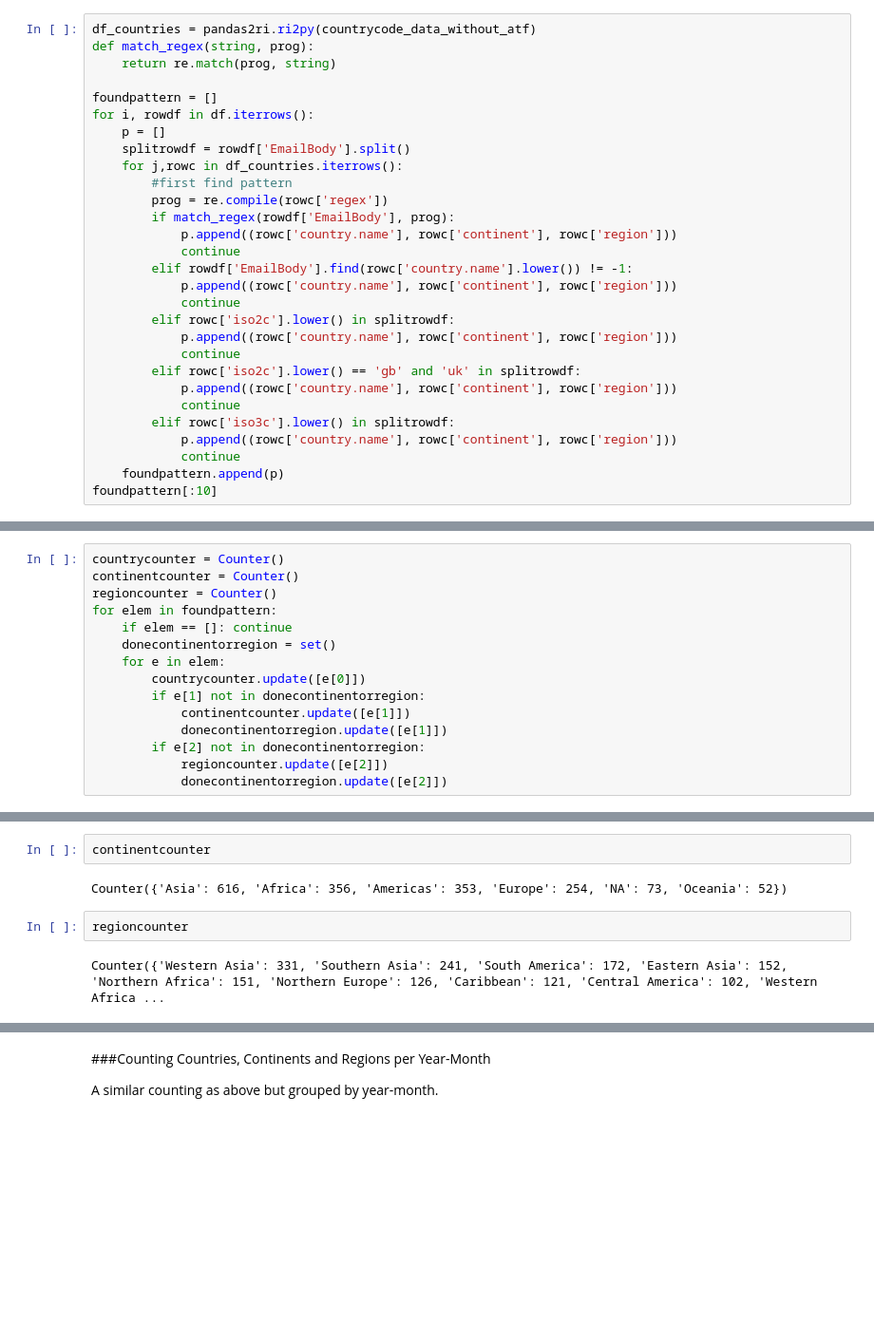
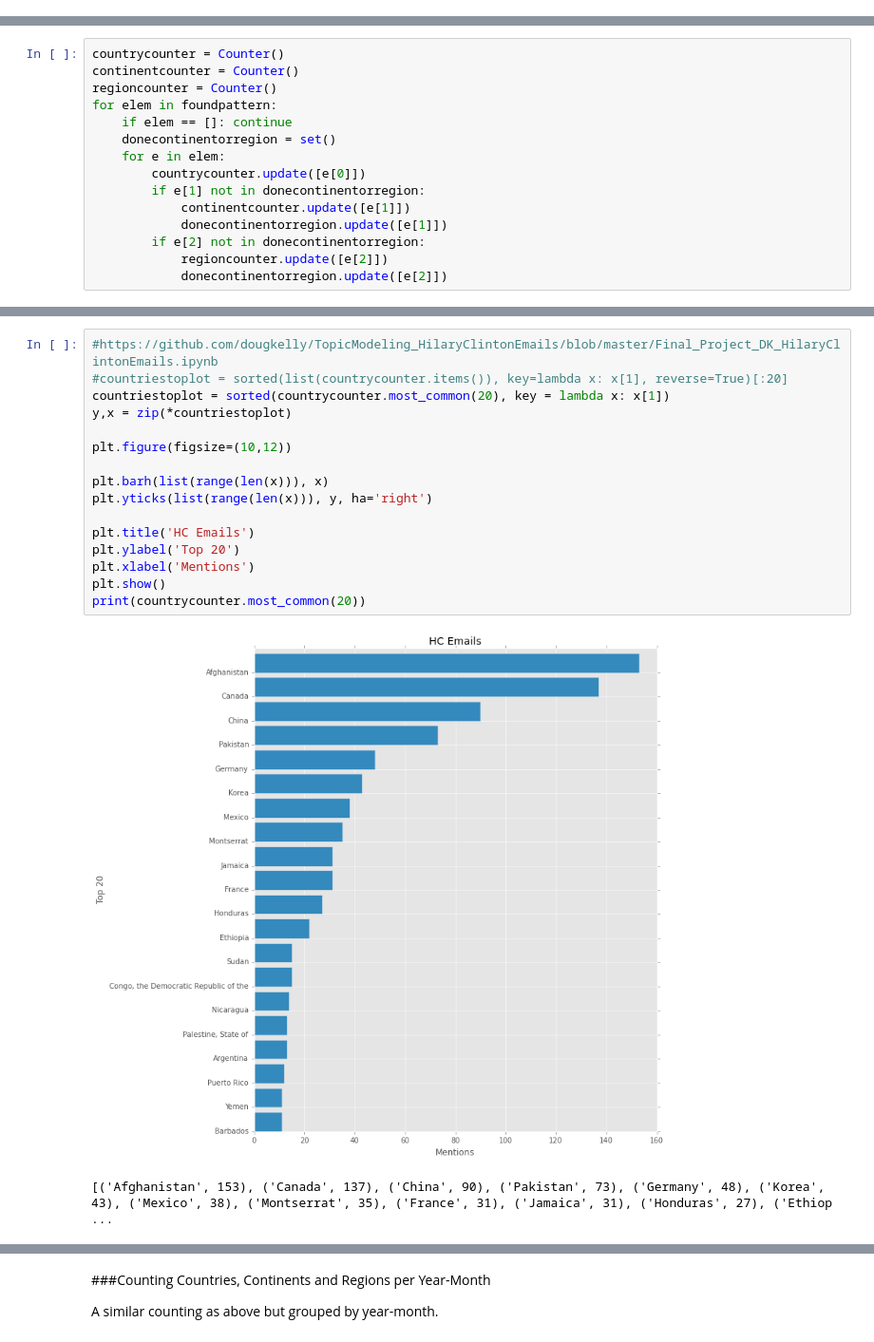
Before and after one commit to evaristoc/kaggle, a Jupyter notebook: hc_emails/hillary talks.ipynb, the cells around one changed output, grey strips where cells are left out. Shown at 95% size. Cells and saved outputs as stored; diff of their text form; blank space fills up the shorter version.

Commit message:
hcm project

```diff
--- a/hc_emails/hillary talks.ipynb
+++ b/hc_emails/hillary talks.ipynb
@@ -84,32 +273,3 @@ df.head()
 ###Generation of a list to extract countries found at eac EmailBody
 The list is organised by position in the original dataset and consist in a tuple of country name, continent and region per location found at each EmailBody.
 In this case, only one record of the country is included if found at least one time in the text.
-# %%
-df_countries = pandas2ri.ri2py(countrycode_data_without_atf)
-def match_regex(string, prog):
-    return re.match(prog, string)
-
-foundpattern = []
-for i, rowdf in df.iterrows():
-    p = []
-    splitrowdf = rowdf['EmailBody'].split()
-    for j,rowc in df_countries.iterrows():
-        #first find pattern
-        prog = re.compile(rowc['regex'])
-        if match_regex(rowdf['EmailBody'], prog):
-            p.append((rowc['country.name'], rowc['continent'], rowc['region']))
-            continue
-        elif rowdf['EmailBody'].find(rowc['country.name'].lower()) != -1:
-            p.append((rowc['country.name'], rowc['continent'], rowc['region']))
-            continue
-        elif rowc['iso2c'].lower() in splitrowdf:
-            p.append((rowc['country.name'], rowc['continent'], rowc['region']))
-            continue
-        elif rowc['iso2c'].lower() == 'gb' and 'uk' in splitrowdf:
-            p.append((rowc['country.name'], rowc['continent'], rowc['region']))
-            continue
-        elif rowc['iso3c'].lower() in splitrowdf:
-            p.append((rowc['country.name'], rowc['continent'], rowc['region']))
-            continue
-    foundpattern.append(p)
-foundpattern[:10]
@@ -154,8 +403,19 @@ Counter({'Israel': 115, 'Afghanistan': 110, 'China': 97, 'Pakistan': 89, 'Oman':
-# %%
-continentcounter
-# %% [output]
-Counter({'Asia': 616, 'Africa': 356, 'Americas': 353, 'Europe': 254, 'NA': 73, 'Oceania': 52})
-# %%
-regioncounter
-# %% [output]
-Counter({'Western Asia': 331, 'Southern Asia': 241, 'South America': 172, 'Eastern Asia': 152, 'Northern Africa': 151, 'Northern Europe': 126, 'Caribbean': 121, 'Central America': 102, 'Western Africa ...
+# %%
+#https://github.com/dougkelly/TopicModeling_HilaryClintonEmails/blob/master/Final_Project_DK_HilaryClintonEmails.ipynb
+#countriestoplot = sorted(list(countrycounter.items()), key=lambda x: x[1], reverse=True)[:20]
+countriestoplot = sorted(countrycounter.most_common(20), key = lambda x: x[1])
+y,x = zip(*countriestoplot)
+
+plt.figure(figsize=(10,12))
+
+plt.barh(list(range(len(x))), x)
+plt.yticks(list(range(len(x))), y, ha='right')
+
+plt.title('HC Emails')
+plt.ylabel('Top 20')
+plt.xlabel('Mentions')
+plt.show()
+print(countrycounter.most_common(20))
+# %% [output]
+[figure, added]
+[('Afghanistan', 153), ('Canada', 137), ('China', 90), ('Pakistan', 73), ('Germany', 48), ('Korea', 43), ('Mexico', 38), ('Montserrat', 35), ('France', 31), ('Jamaica', 31), ('Honduras', 27), ('Ethiop ...
```
Also changed, not shown: parts of 58 cells of this notebook, 2 other files.
